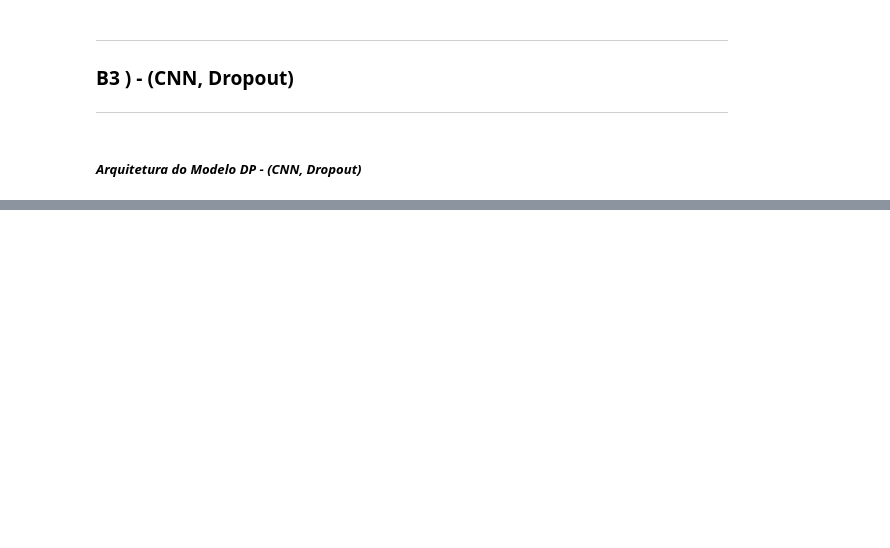
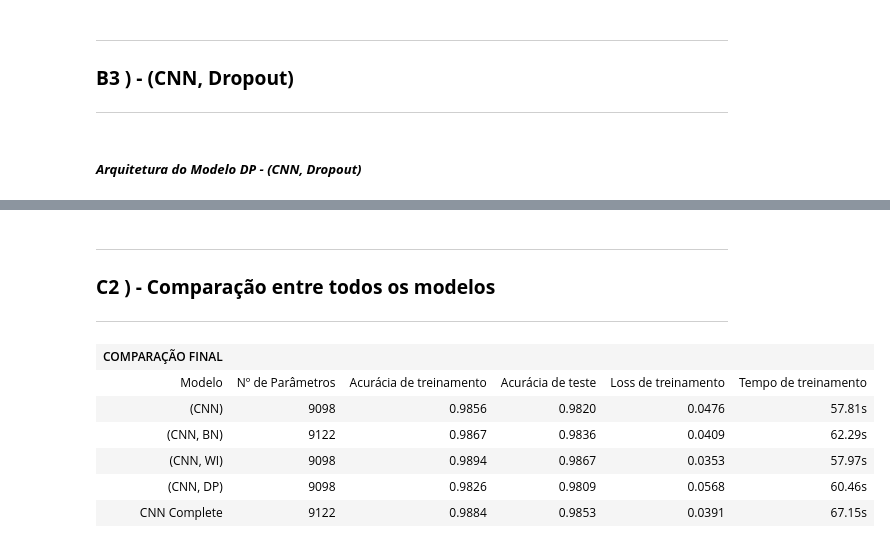
Before and after one commit to OfAndreS/StudyMachineLearning, a Jupyter notebook: Project_A2/a2.ipynb, the cells around one changed output, grey strips where cells are left out. Cells and saved outputs as stored; diff of their text form; code cells hidden in the pictures; blank space fills up the shorter version.

```diff
--- a/Project_A2/a2.ipynb
+++ b/Project_A2/a2.ipynb
@@ -293,24 +424,3 @@ history_model = train_model(
 # %% [markdown]
 ##### ***Avaliação***
-# %%
-def finel_eval_table(model_name : str = "Model name", value_1_1 : str = "Value", value_1_2 : str = "Value", value_2_1 : str = "Value", value_2_2 : str = "Value"):
-  codigo_tabela = f"""
-  <table>
-    <tr>
-      <th colspan="2" align="center">
-        <font size="3"><b>{model_name}</b></font>
-      </th>
-    </tr>
-    <tr>
-      <td align="center"><font size="3">{value_1_1}</font></td>
-      <td align="center"><font size="3">{value_1_2}</font></td>
-    </tr>
-    <tr>
-      <td align="center"><font size="3">{value_2_1}</font></td>
-      <td align="center"><font size="3">{value_2_2}</font></td>
-    </tr>
-  </table>
-  """
-
-  display(Markdown(codigo_tabela))
 # %%
@@ -595,0 +912,24 @@ class CNN_DP(nn.Module):
+# %% [markdown]
+---
+
+### **C2 ) - Comparação entre todos os modelos**
+
+---
+# %%
+finel_eval_table(
+    model_name="COMPARAÇÃO FINAL",
+    v1_1="Modelo", v1_2="Nº de Parâmetros", v1_3="Acurácia de treinamento", v1_4="Acurácia de teste", v1_5="Loss de treinamento", v1_6="Tempo de treinamento",
+    v2_1="(CNN)", v2_2=f"{sum(p.numel() for p in model.parameters())}", v2_3=f"{history_model['train_acc'][-1]:.4f}", v2_4=f"{history_model['test_acc'][-1]:.4f}", v2_5=f"{history_model['train_loss'][-1]:.4f}", v2_6=f"{np.sum(history_model['exec_time']):.2f}s",
+    v3_1="(CNN, BN)", v3_2=f"{sum(p.numel() for p in model_bn.parameters())}", v3_3=f"{history_model_bn['train_acc'][-1]:.4f}", v3_4=f"{history_model_bn['test_acc'][-1]:.4f}", v3_5=f"{history_model_bn['train_loss'][-1]:.4f}", v3_6=f"{np.sum(history_model_bn['exec_time']):.2f}s",
+    v4_1="(CNN, WI)", v4_2=f"{sum(p.numel() for p in model_wi.parameters())}", v4_3=f"{history_model_wi['train_acc'][-1]:.4f}", v4_4=f"{history_model_wi['test_acc'][-1]:.4f}", v4_5=f"{history_model_wi['train_loss'][-1]:.4f}", v4_6=f"{np.sum(history_model_wi['exec_time']):.2f}s",
+    v5_1="(CNN, DP)", v5_2=f"{sum(p.numel() for p in model_dp.parameters())}", v5_3=f"{history_model_dp['train_acc'][-1]:.4f}", v5_4=f"{history_model_dp['test_acc'][-1]:.4f}", v5_5=f"{history_model_dp['train_loss'][-1]:.4f}", v5_6=f"{np.sum(history_model_dp['exec_time']):.2f}s",
+    v6_1="CNN Complete", v6_2=f"{sum(p.numel() for p in model_complete.parameters())}", v6_3=f"{history_model_complete['train_acc'][-1]:.4f}", v6_4=f"{history_model_complete['test_acc'][-1]:.4f}", v6_5=f"{history_model_complete['train_loss'][-1]:.4f}", v6_6=f"{np.sum(history_model_complete['exec_time']):.2f}s"
+)
+# %% [output]
+| COMPARAÇÃO FINAL |  |  |  |  |  |
+| Modelo | Nº de Parâmetros | Acurácia de treinamento | Acurácia de teste | Loss de treinamento | Tempo de treinamento |
+| (CNN) | 9098 | 0.9856 | 0.9820 | 0.0476 | 57.81s |
+| (CNN, BN) | 9122 | 0.9867 | 0.9836 | 0.0409 | 62.29s |
+| (CNN, WI) | 9098 | 0.9894 | 0.9867 | 0.0353 | 57.97s |
+| (CNN, DP) | 9098 | 0.9826 | 0.9809 | 0.0568 | 60.46s |
+| CNN Complete | 9122 | 0.9884 | 0.9853 | 0.0391 | 67.15s |
```
Also changed, not shown: parts of 46 cells of this notebook.
